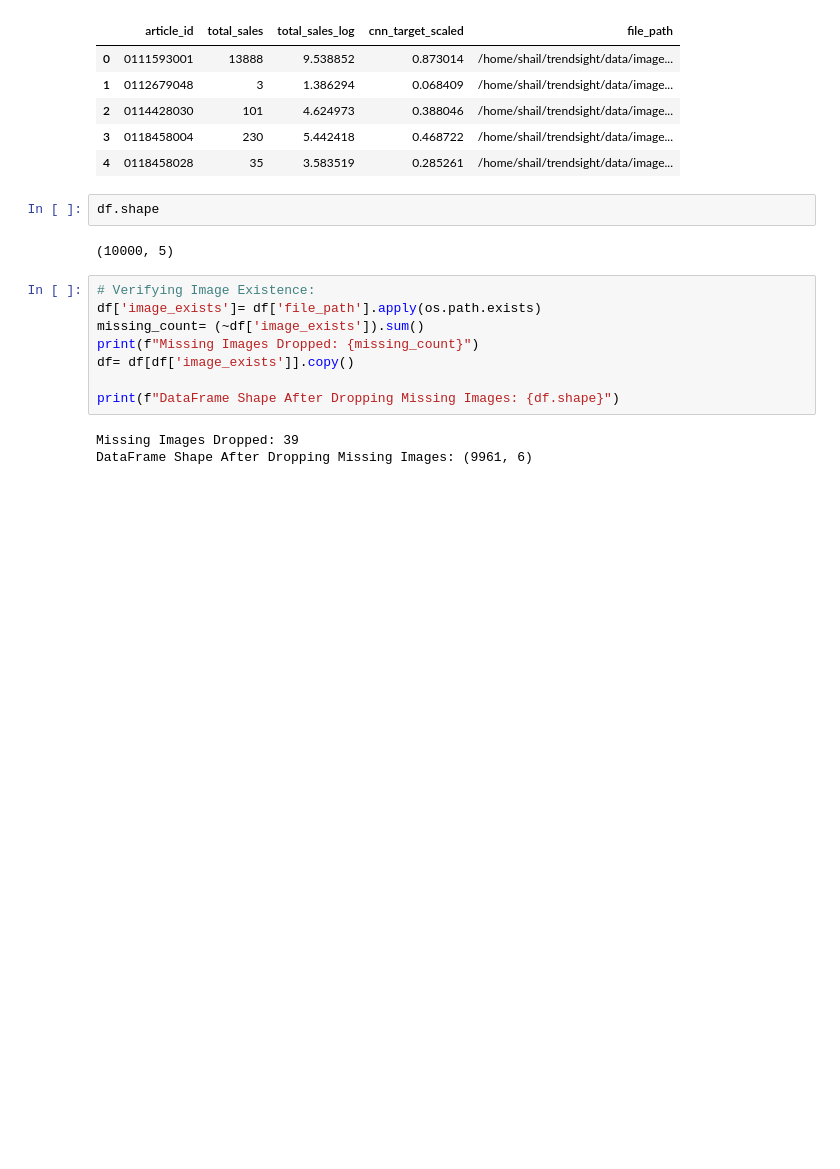
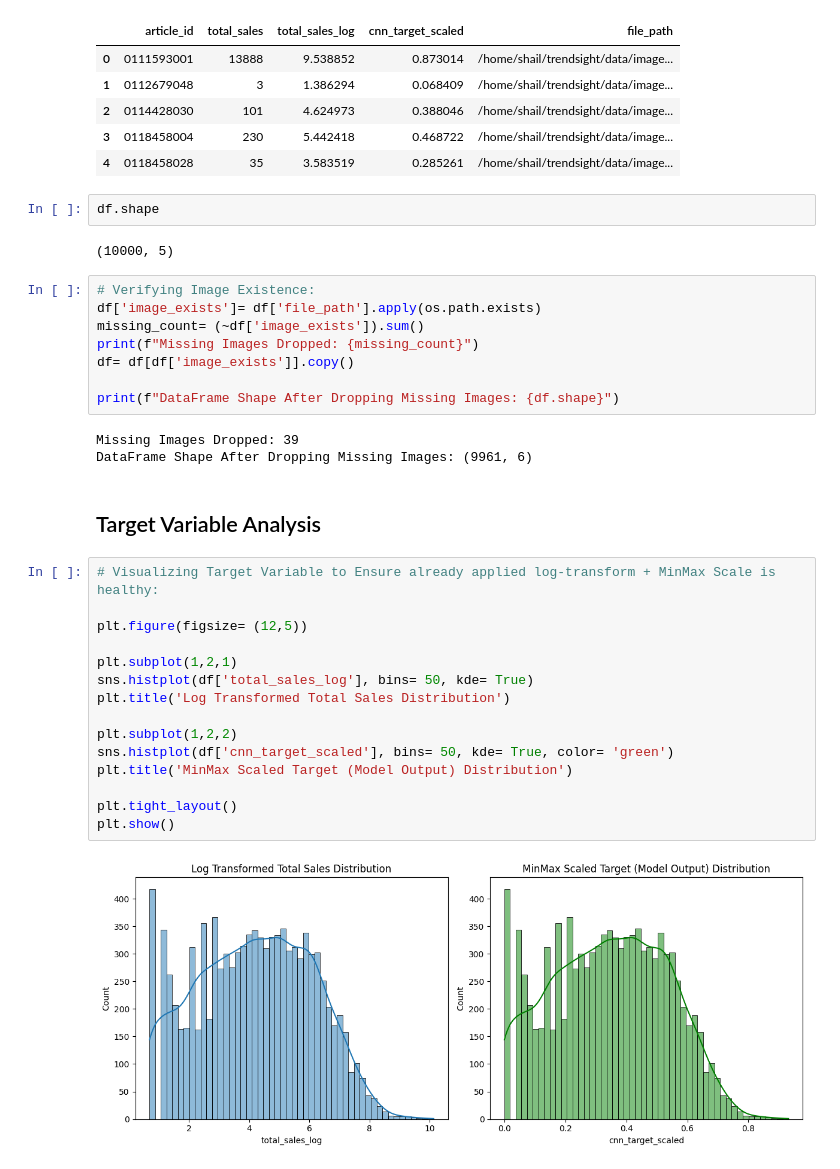
Before and after one commit to Shailya777/stylesignal-multimodal, a Jupyter notebook: notebooks/cnn_proxy_hack.ipynb, the cells around one changed output. Saved outputs shown, nothing was run; the diff lists cells and outputs as text; blank space fills up the shorter version.

Commit message:
Target Variable Distribution Analysis

```diff
--- a/notebooks/cnn_proxy_hack.ipynb
+++ b/notebooks/cnn_proxy_hack.ipynb
@@ -75,3 +75,22 @@ print(f"DataFrame Shape After Dropping Missing Images: {df.shape}")
 # %% [output]
 Missing Images Dropped: 39
 DataFrame Shape After Dropping Missing Images: (9961, 6)
+# %% [markdown]
+## Target Variable Analysis
+# %%
+# Visualizing Target Variable to Ensure already applied log-transform + MinMax Scale is healthy:
+
+plt.figure(figsize= (12,5))
+
+plt.subplot(1,2,1)
+sns.histplot(df['total_sales_log'], bins= 50, kde= True)
+plt.title('Log Transformed Total Sales Distribution')
+
+plt.subplot(1,2,2)
+sns.histplot(df['cnn_target_scaled'], bins= 50, kde= True, color= 'green')
+plt.title('MinMax Scaled Target (Model Output) Distribution')
+
+plt.tight_layout()
+plt.show()
+# %% [output]
+[figure, added]
```
